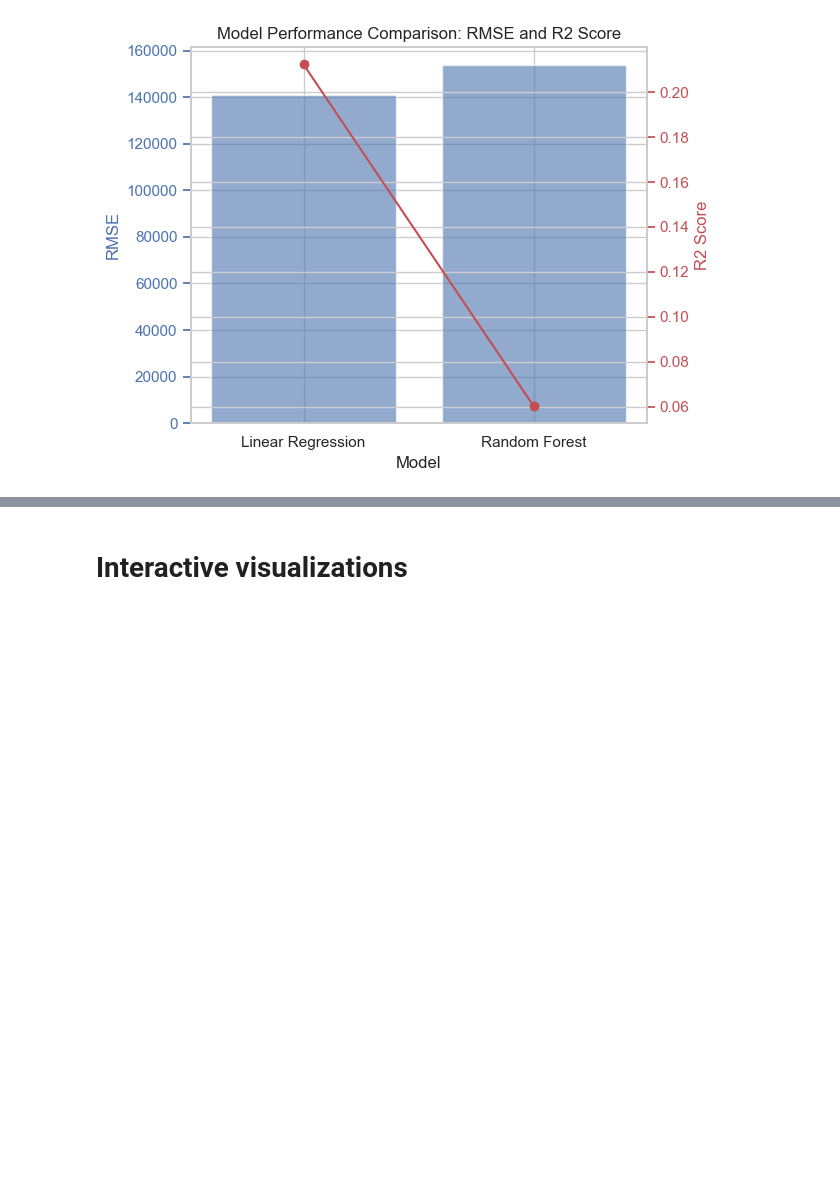
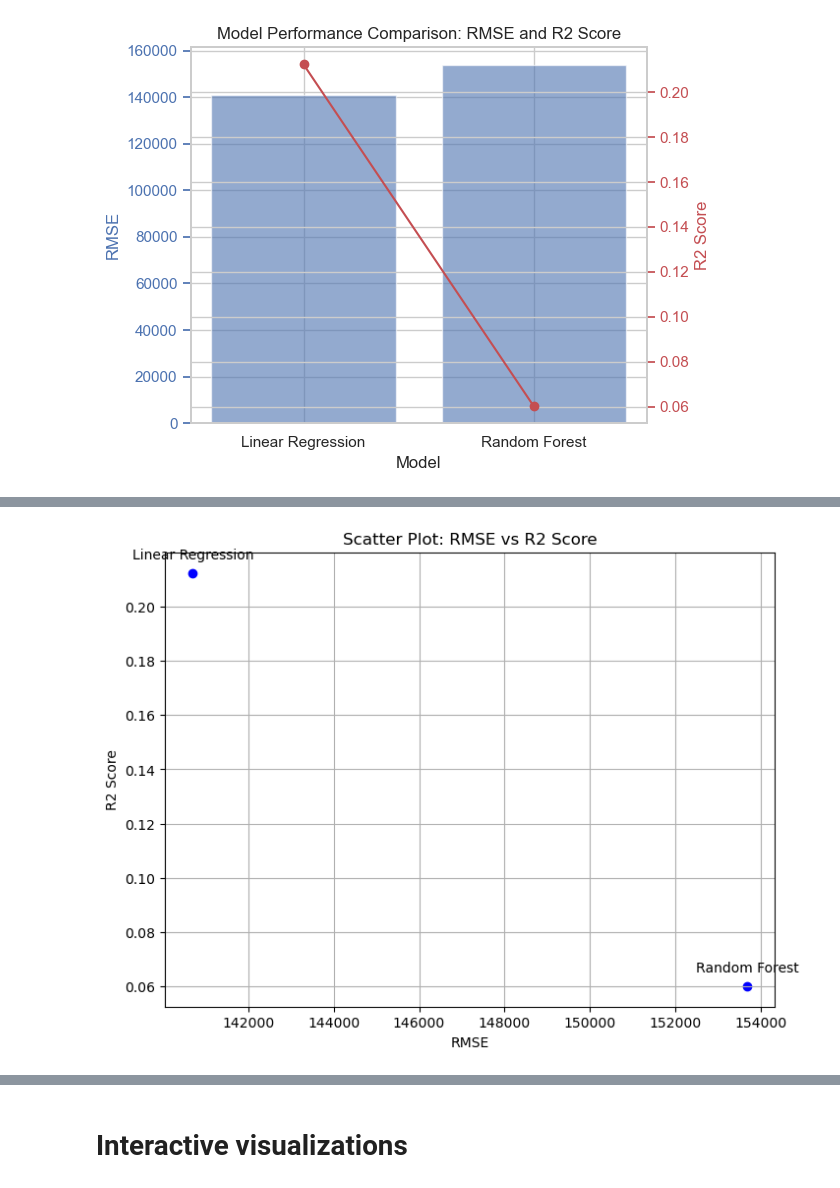
Before and after one commit to sba23022/sba23022, a Jupyter notebook: CA2_TransportFlowForecast_Analysis-checkpoint.ipynb, the cells around one changed output, grey strips where cells are left out. Drawn from its saved outputs; the diff is of its cells as text; code cells hidden in the pictures; blank space fills up the shorter version.

```diff
--- a/CA2_TransportFlowForecast_Analysis-checkpoint.ipynb
+++ b/CA2_TransportFlowForecast_Analysis-checkpoint.ipynb
@@ -2131,0 +2225,25 @@ plt.show()
+# %%
+import matplotlib.pyplot as plt
+
+# Data for plotting
+models = ['Linear Regression', 'Random Forest']
+rmse_values = [140699.034623, 153686.186116]
+r2_scores = [0.212339, 0.060218]
+
+# Create a scatter plot
+plt.figure(figsize=(8, 6))
+
+plt.scatter(rmse_values, r2_scores, marker='o', color='blue')
+plt.xlabel('RMSE')
+plt.ylabel('R2 Score')
+plt.title('Scatter Plot: RMSE vs R2 Score')
+
+# Add labels for each point (model)
+for i, model in enumerate(models):
+    plt.annotate(model, (rmse_values[i], r2_scores[i]), textcoords="offset points", xytext=(0, 10), ha='center')
+
+plt.grid()
+
+plt.show()
+# %% [output]
+[figure, added]
```
Also changed, not shown: parts of 16 cells of this notebook.
